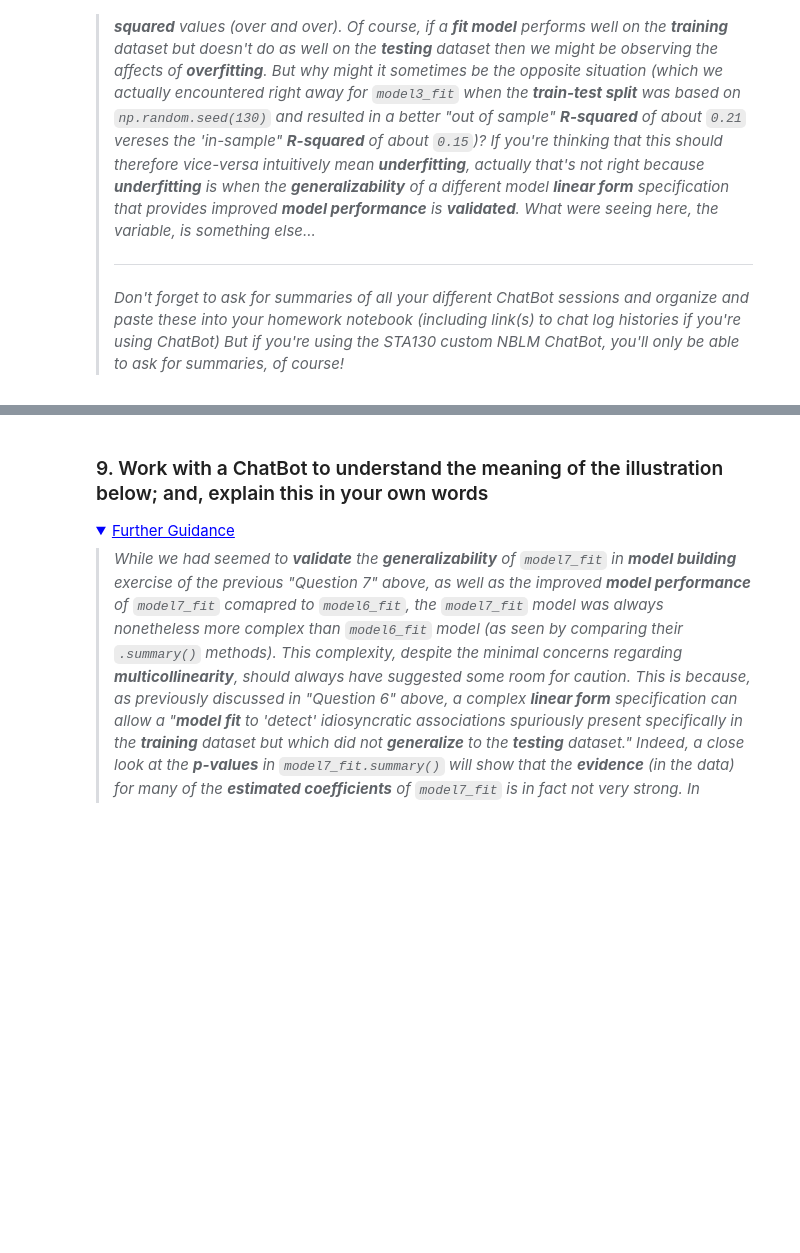
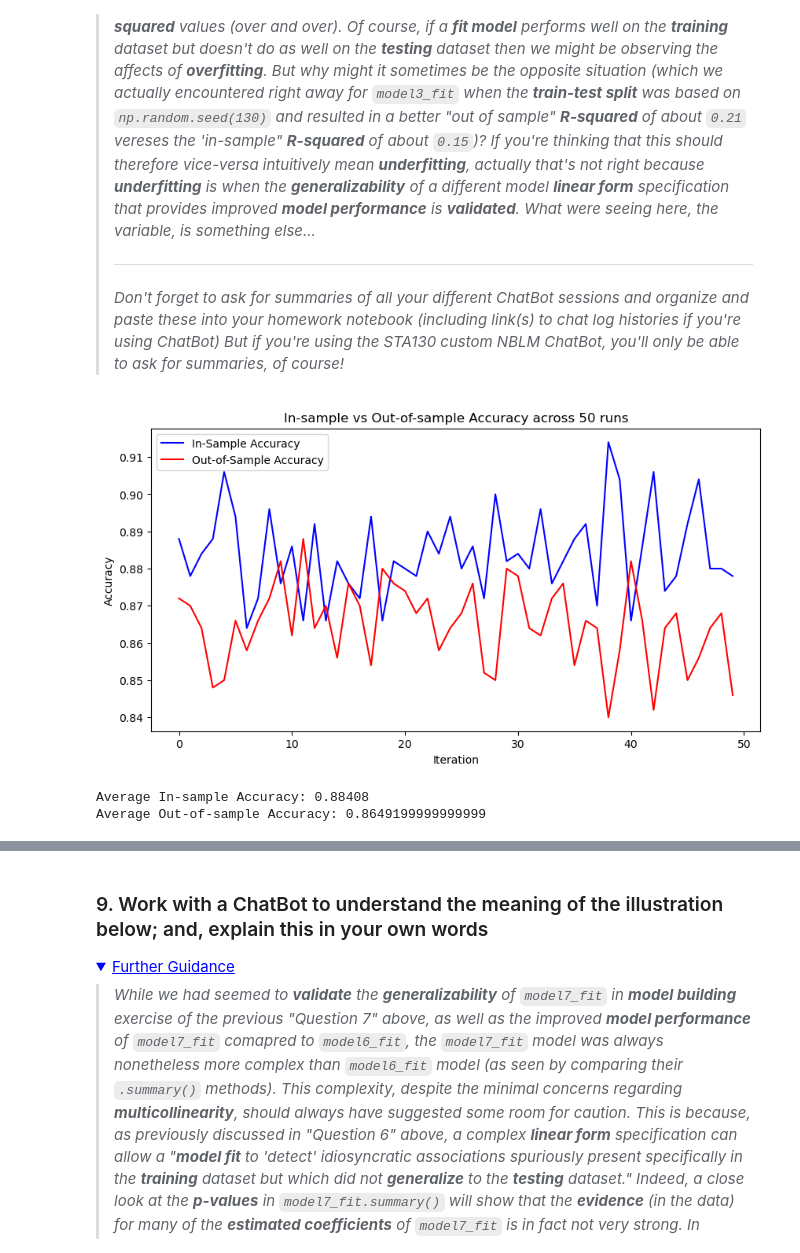
Before and after one commit to TrojanGuy/STA130, a Jupyter notebook: STA130F24_HW07_Week10_DueNov14.ipynb, the cells around one changed output, grey strips where cells are left out. Cells and saved outputs as stored; diff of their text form; code cells hidden in the pictures; folded sections open; blank space fills up the shorter version.

```diff
--- a/STA130F24_HW07_Week10_DueNov14.ipynb
+++ b/STA130F24_HW07_Week10_DueNov14.ipynb
@@ -680,3 +849,42 @@ model7_fit.summary().tables[-1]
 > _Don't forget to ask for summaries of all your different ChatBot sessions and organize and paste these into your homework notebook (including link(s) to chat log histories if you're using ChatBot) But if you're using the STA130 custom NBLM ChatBot, you'll only be able to ask for summaries, of course!_
 
 </details>
+# %%
+import numpy as np
+import matplotlib.pyplot as plt
+from sklearn.model_selection import train_test_split
+from sklearn.linear_model import LogisticRegression
+from sklearn.datasets import make_classification
+from sklearn.metrics import accuracy_score
+
+X, y = make_classification(n_samples=1000, n_features=20, random_state=42)
+
+in_sample_accuracies = []
+out_of_sample_accuracies = []
+
+n_iterations = 50
+
+for i in range(n_iterations):
+    X_train, X_test, y_train, y_test = train_test_split(X, y, test_size=0.5)
+    model = LogisticRegression(max_iter=1000)
+    model.fit(X_train, y_train)
+    in_sample_acc = accuracy_score(y_train, model.predict(X_train))
+    out_of_sample_acc = accuracy_score(y_test, model.predict(X_test))
+    in_sample_accuracies.append(in_sample_acc)
+    out_of_sample_accuracies.append(out_of_sample_acc)
+
+plt.figure(figsize=(10, 5))
+plt.plot(in_sample_accuracies, label='In-Sample Accuracy', color='blue')
+plt.plot(out_of_sample_accuracies, label='Out-of-Sample Accuracy', color='red')
+plt.title('In-sample vs Out-of-sample Accuracy across 50 runs')
+plt.xlabel('Iteration')
+plt.ylabel('Accuracy')
+plt.legend()
+plt.show()
+
+print(f'Average In-sample Accuracy: {np.mean(in_sample_accuracies)}')
+print(f'Average Out-of-sample Accuracy: {np.mean(out_of_sample_accuracies)}')
+# %% [output]
+[figure, added]
+Average In-sample Accuracy: 0.88408
+Average Out-of-sample Accuracy: 0.8649199999999999
```
Also changed, not shown: parts of 40 cells of this notebook.
